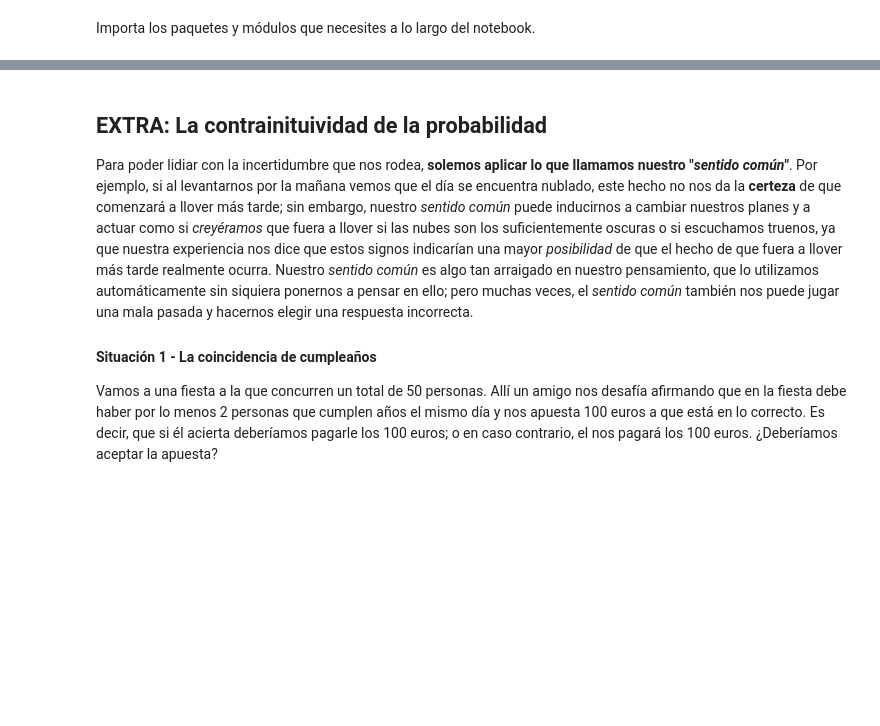
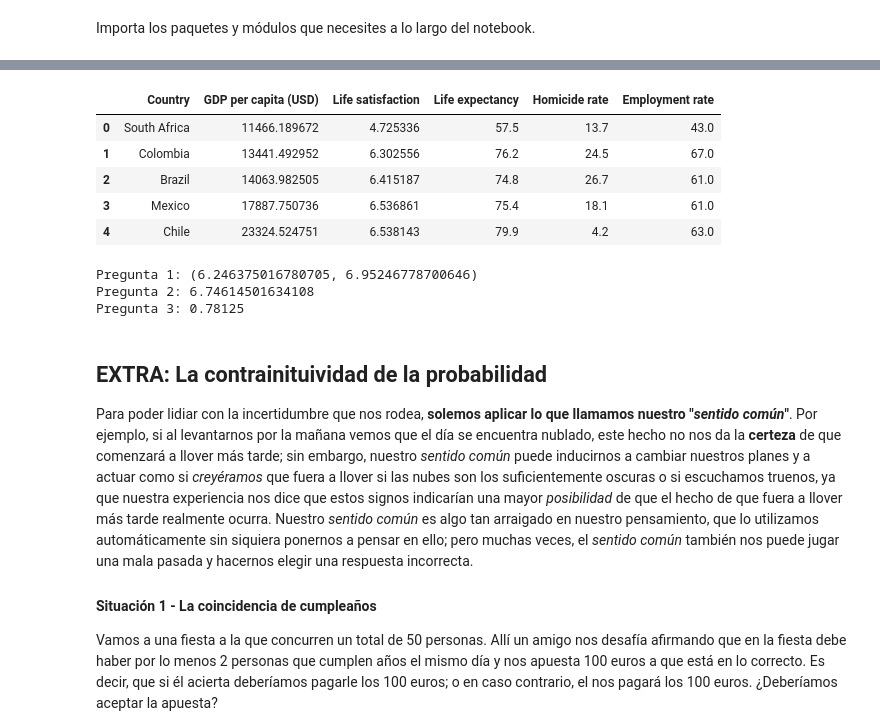
Before and after one commit to CanaryBrianArmas/ONLINE_DS_THEBRIDGE_-Ejercicios-a-corregir, a Jupyter notebook: Sprint_9/Unidad_1/18_Practica_Obligatoria_Estadistica_Inferencial.ipynb, the cells around one changed output, grey strips where cells are left out. Drawn from its saved outputs; the diff is of its cells as text; code cells hidden in the pictures; blank space fills up the shorter version.

```diff
--- a/Sprint_9/Unidad_1/18_Practica_Obligatoria_Estadistica_Inferencial.ipynb
+++ b/Sprint_9/Unidad_1/18_Practica_Obligatoria_Estadistica_Inferencial.ipynb
@@ -37,6 +115,42 @@ Carga el dataset de satifacción vital y contesta a las siguientes preguntas:
 3. ¿Cuál sería la probabilidad de tener más de 6 puntos de satisfacción vital para los países con esperanza de vida mayor a 65 años y tasa de empleo superior a 60%?
 # %%
 life_sat = pd.read_csv(r"https://raw.githubusercontent.com/CanaryBrianArmas/DS_TheBridgue_Octubre24_Exercises/refs/heads/main/04_Machine_Learning/Sprint_09/Unidad_01/Practica_Obligatoria/data/lifesat_full.csv", sep = ",")
+# %%
+life_sat.head()
+# %% [output]
+|  | Country | GDP per capita (USD) | Life satisfaction | Life expectancy | Homicide rate | Employment rate |
+| 0 | South Africa | 11466.189672 | 4.725336 | 57.5 | 13.7 | 43.0 |
+| 1 | Colombia | 13441.492952 | 6.302556 | 76.2 | 24.5 | 67.0 |
+| 2 | Brazil | 14063.982505 | 6.415187 | 74.8 | 26.7 | 61.0 |
+| 3 | Mexico | 17887.750736 | 6.536861 | 75.4 | 18.1 | 61.0 |
+| 4 | Chile | 23324.524751 | 6.538143 | 79.9 | 4.2 | 63.0 |
+# %%
+# Pregunta 1: Intervalo de confianza del 99% para la satisfacción vital media del mundo
+mean_satisfaction = life_sat["Life satisfaction"].mean()
+std_satisfaction = life_sat["Life satisfaction"].std()
+n = len(life_sat)
+conf_level = 0.99
+
+# Intervalo de confianza usando distribución t
+t_critical = stats.t.ppf((1 + conf_level) / 2, df = n - 1)
+margin_error = t_critical * (std_satisfaction / np.sqrt(n))
+ci_99 = (mean_satisfaction - margin_error, mean_satisfaction + margin_error)
+
+# Pregunta 2: Nivel de satisfacción media para países con esperanza de vida > 65 y empleo > 60%
+filtered_life_sat = life_sat[(life_sat["Life expectancy"] > 65) & (life_sat["Employment rate"] > 60)]
+mean_life_satisfaction_filtered = filtered_life_sat["Life satisfaction"].mean()
+
+# Pregunta 3: Probabilidad de tener más de 6 puntos de satisfacción vital en las condiciones anteriores
+prob_over_6 = (filtered_life_sat["Life satisfaction"] > 6).mean()
+
+# Resultados
+print("Pregunta 1:", ci_99)
+print("Pregunta 2:", mean_life_satisfaction_filtered)
+print("Pregunta 3:", prob_over_6)
+# %% [output]
+Pregunta 1: (6.246375016780705, 6.95246778700646)
+Pregunta 2: 6.74614501634108
+Pregunta 3: 0.78125
 # %% [markdown]
 ## EXTRA: La contrainituividad de la probabilidad
 
```
Also changed, not shown: parts of 13 cells of this notebook.
